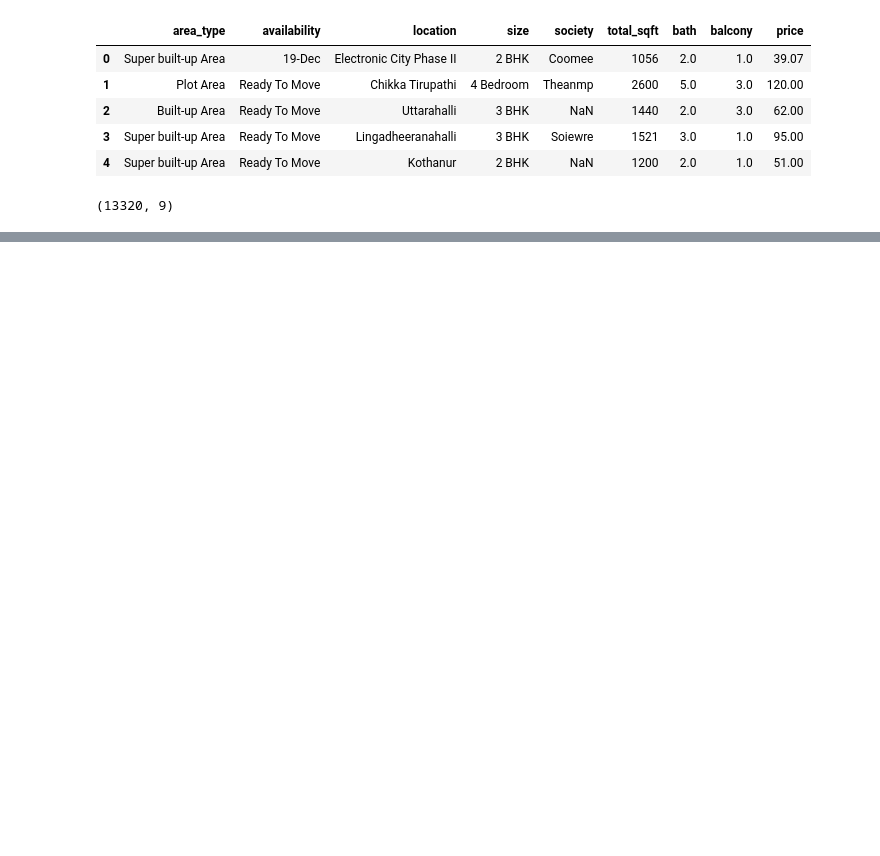
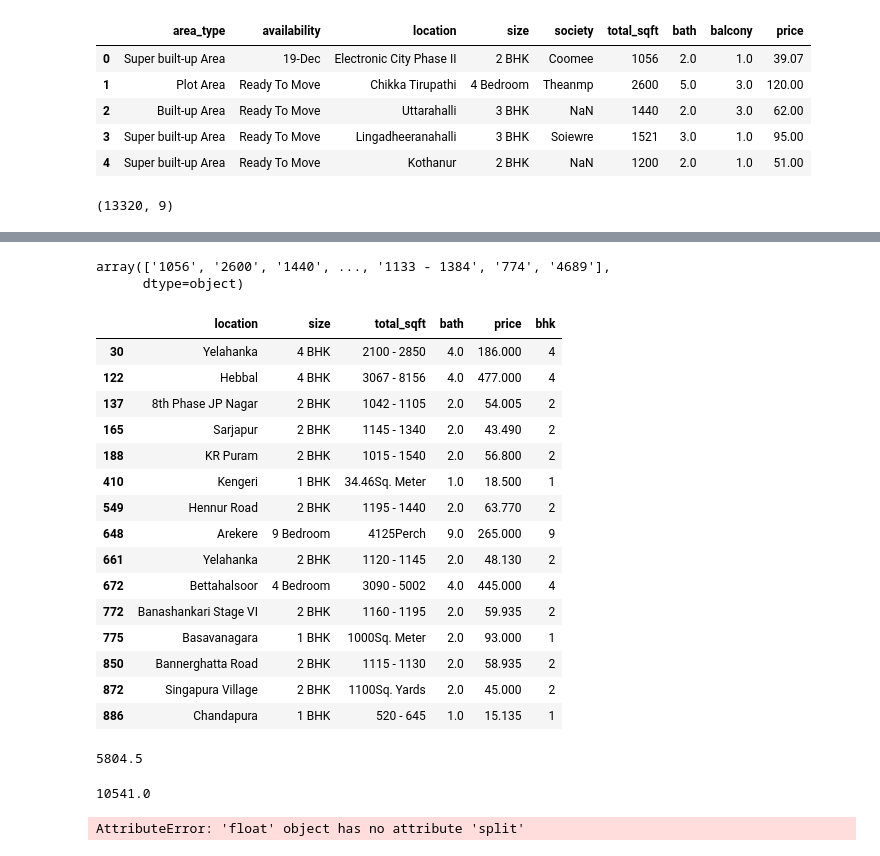
Before and after one commit to KevOdhiambo/HousePricePrediction, a Jupyter notebook: HousePricePrediction.ipynb, the cells around one changed output, grey strips where cells are left out. Saved outputs shown, nothing was run; the diff lists cells and outputs as text; code cells hidden in the pictures; blank space fills up the shorter version.

```diff
--- a/HousePricePrediction.ipynb
+++ b/HousePricePrediction.ipynb
@@ -26,0 +37,4 @@ df1.shape
+# %%
+#drop areas that we dont need to make our model. eg house availability,society etc.
+df2 = df1.drop(["area_type", "society", "balcony", "availability"], axis=1)
+print(df2.shape)
@@ -26,0 +65,6 @@ df1.shape
+# %%
+#drop the null rows, as they are of less significance to teh dataset
+df3=df2.dropna()
+
+#checking for null values again
+df3.isnull().sum()
@@ -26,0 +95,3 @@ df1.shape
+# %%
+#work around the size the column to ensure uniformity
+df3['bhk']=df3['size'].apply(lambda x: int(x.split(' ')[0]))
@@ -26,0 +129,34 @@ df1.shape
+# %%
+#noticed possible errors on the total_sqft feature eg 43 bedroom with 2400 sqft
+df3.total_sqft.unique()
+# %% [output]
+array(['1056', '2600', '1440', ..., '1133 - 1384', '774', '4689'],
+      dtype=object)
+# %%
+#more exploration on the total_sqft feature
+def is_float(x):
+    try:
+        float(x)
+    except:
+        return False
+    return True
+# %%
+df3[~df3['total_sqft'].apply(is_float)].head(15)
+#there are string values in the total_sqft feature
+# %% [output]
+|  | location | size | total_sqft | bath | price | bhk |
+| 30 | Yelahanka | 4 BHK | 2100 - 2850 | 4.0 | 186.000 | 4 |
+| 122 | Hebbal | 4 BHK | 3067 - 8156 | 4.0 | 477.000 | 4 |
+| 137 | 8th Phase JP Nagar | 2 BHK | 1042 - 1105 | 2.0 | 54.005 | 2 |
+| 165 | Sarjapur | 2 BHK | 1145 - 1340 | 2.0 | 43.490 | 2 |
+| 188 | KR Puram | 2 BHK | 1015 - 1540 | 2.0 | 56.800 | 2 |
+| 410 | Kengeri | 1 BHK | 34.46Sq. Meter | 1.0 | 18.500 | 1 |
+| 549 | Hennur Road | 2 BHK | 1195 - 1440 | 2.0 | 63.770 | 2 |
+| 648 | Arekere | 9 Bedroom | 4125Perch | 9.0 | 265.000 | 9 |
+| 661 | Yelahanka | 2 BHK | 1120 - 1145 | 2.0 | 48.130 | 2 |
+| 672 | Bettahalsoor | 4 Bedroom | 3090 - 5002 | 4.0 | 445.000 | 4 |
+| 772 | Banashankari Stage VI | 2 BHK | 1160 - 1195 | 2.0 | 59.935 | 2 |
+| 775 | Basavanagara | 1 BHK | 1000Sq. Meter | 2.0 | 93.000 | 1 |
+| 850 | Bannerghatta Road | 2 BHK | 1115 - 1130 | 2.0 | 58.935 | 2 |
+| 872 | Singapura Village | 2 BHK | 1100Sq. Yards | 2.0 | 45.000 | 2 |
+| 886 | Chandapura | 1 BHK | 520 - 645 | 1.0 | 15.135 | 1 |
@@ -26,0 +173,9 @@ df1.shape
+# %%
+#testing the function
+convert_sqft_to_num('10541-1068')
+# %% [output]
+5804.5
+# %%
+convert_sqft_to_num('10541')
+# %% [output]
+10541.0
@@ -26,0 +184,4 @@ df1.shape
+# %%
+df4['total_sqft']=df4['total_sqft'].apply(convert_sqft_to_num)
+# %% [output]
+AttributeError: 'float' object has no attribute 'split'
```
Also changed, not shown: parts of 26 cells of this notebook.
